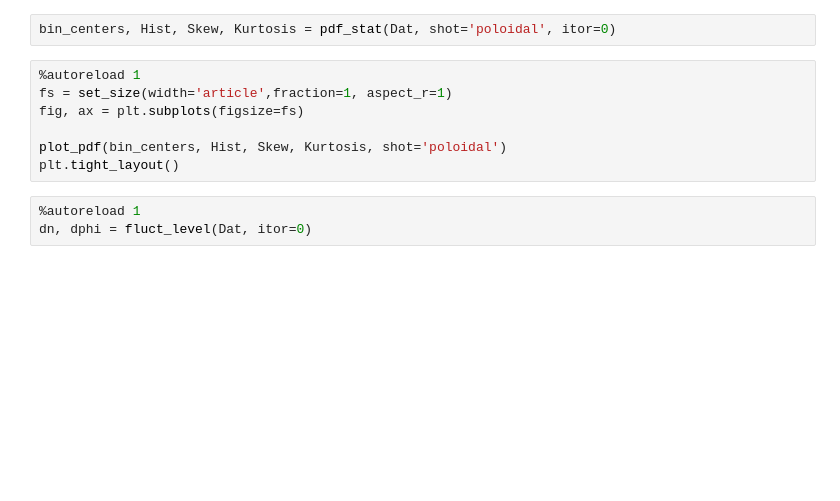
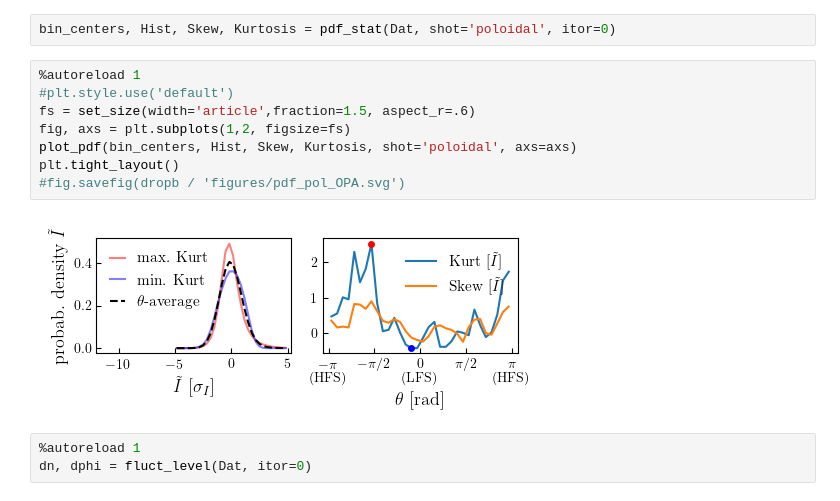
Before and after one commit to SaschaRienaecker/TJ-K, a Jupyter notebook: notebooks/poloidal_sascha.ipynb, the cells around one changed output. Drawn from its saved outputs; the diff is of its cells as text; blank space fills up the shorter version.

```diff
--- a/notebooks/poloidal_sascha.ipynb
+++ b/notebooks/poloidal_sascha.ipynb
@@ -49,11 +51,14 @@ Isat = Dat[iIsat]
 bin_centers, Hist, Skew, Kurtosis = pdf_stat(Dat, shot='poloidal', itor=0)
 # %%
 %autoreload 1
-fs = set_size(width='article',fraction=1, aspect_r=1)
-fig, ax = plt.subplots(figsize=fs)
-
-plot_pdf(bin_centers, Hist, Skew, Kurtosis, shot='poloidal')
+#plt.style.use('default')
+fs = set_size(width='article',fraction=1.5, aspect_r=.6)
+fig, axs = plt.subplots(1,2, figsize=fs)
+plot_pdf(bin_centers, Hist, Skew, Kurtosis, shot='poloidal', axs=axs)
 plt.tight_layout()
+#fig.savefig(dropb / 'figures/pdf_pol_OPA.svg')
+# %% [output]
+[figure, added]
 # %%
 %autoreload 1
 dn, dphi = fluct_level(Dat, itor=0)
```
Also changed, not shown: parts of 22 cells of this notebook.
